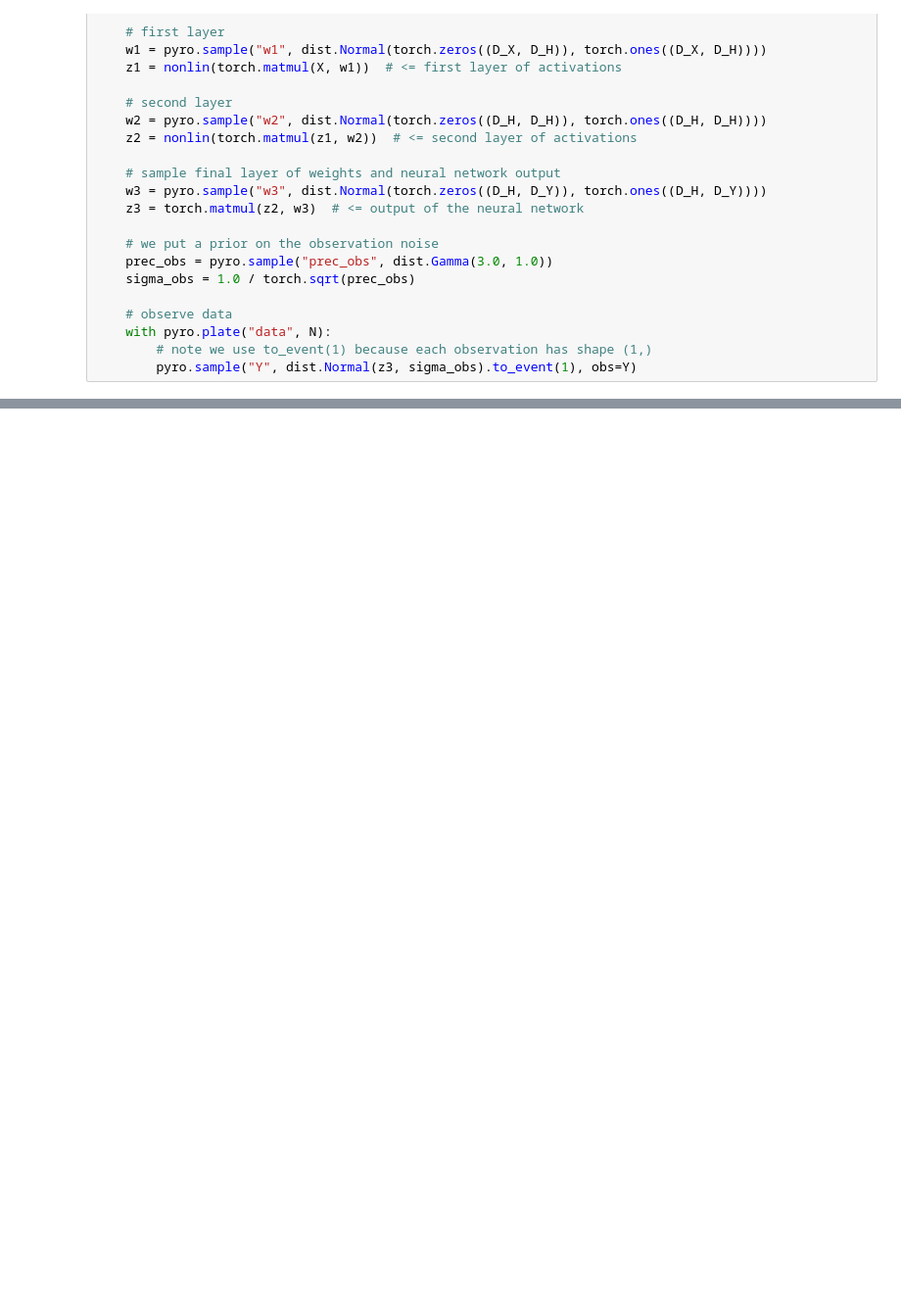
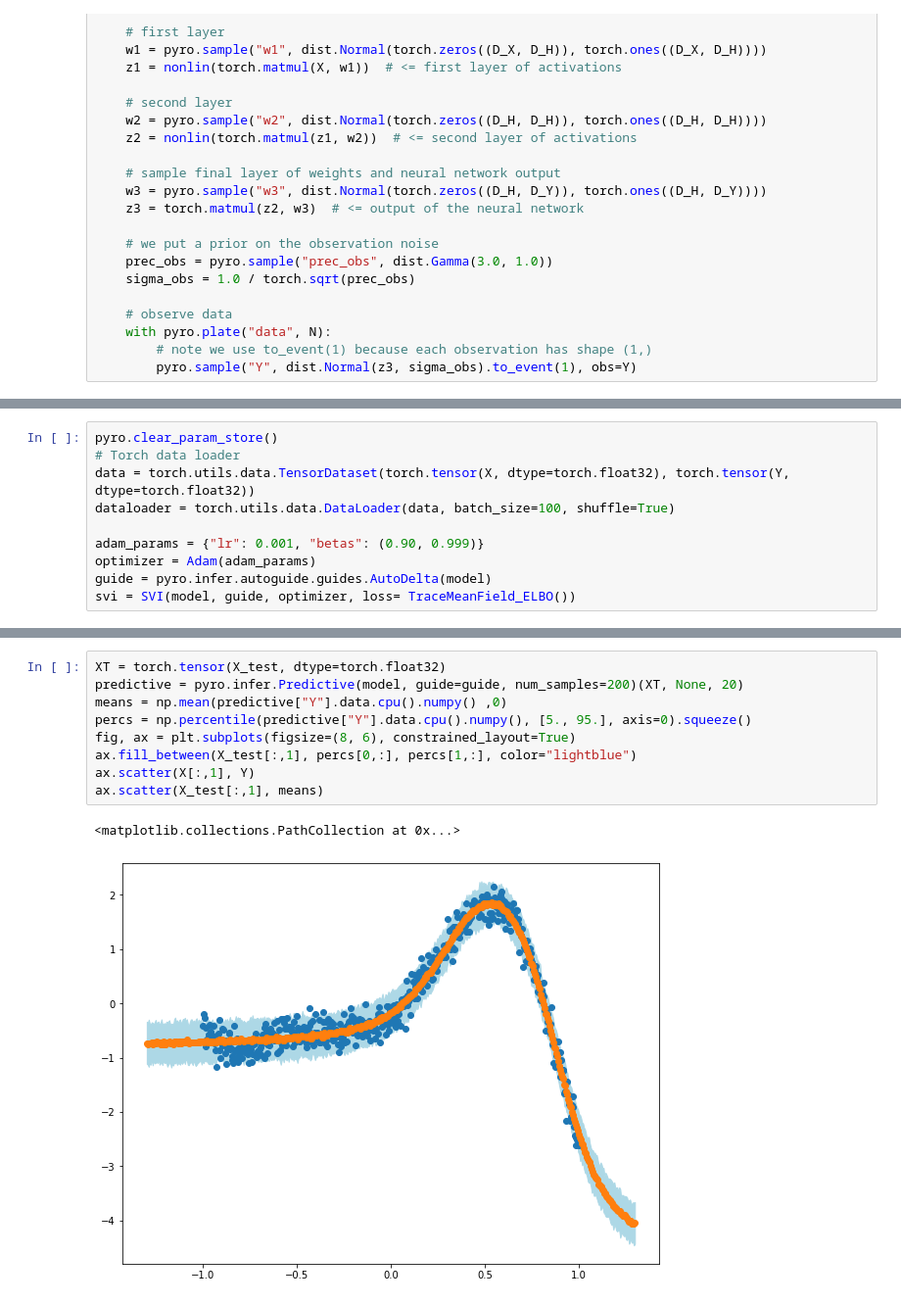
Before and after one commit to MaximilianPi/DNN-Uncertainties, a Jupyter notebook: 03 BNN with pyro.ipynb, the cells around one changed output, grey strips where cells are left out. Shown at 98% size. Drawn from its saved outputs; the diff is of its cells as text; blank space fills up the shorter version.

```diff
--- a/03 BNN with pyro.ipynb
+++ b/03 BNN with pyro.ipynb
@@ -123,0 +91,10 @@ plt.scatter(X_test[:,1], means)
+# %%
+pyro.clear_param_store()
+# Torch data loader
+data = torch.utils.data.TensorDataset(torch.tensor(X, dtype=torch.float32), torch.tensor(Y, dtype=torch.float32))
+dataloader = torch.utils.data.DataLoader(data, batch_size=100, shuffle=True)
+
+adam_params = {"lr": 0.001, "betas": (0.90, 0.999)}
+optimizer = Adam(adam_params)
+guide = pyro.infer.autoguide.guides.AutoDelta(model)
+svi = SVI(model, guide, optimizer, loss= TraceMeanField_ELBO())
@@ -123,0 +118,12 @@ plt.scatter(X_test[:,1], means)
+# %%
+XT = torch.tensor(X_test, dtype=torch.float32)
+predictive = pyro.infer.Predictive(model, guide=guide, num_samples=200)(XT, None, 20)
+means = np.mean(predictive["Y"].data.cpu().numpy() ,0)
+percs = np.percentile(predictive["Y"].data.cpu().numpy(), [5., 95.], axis=0).squeeze()
+fig, ax = plt.subplots(figsize=(8, 6), constrained_layout=True)
+ax.fill_between(X_test[:,1], percs[0,:], percs[1,:], color="lightblue")
+ax.scatter(X[:,1], Y)
+ax.scatter(X_test[:,1], means)
+# %% [output]
+<matplotlib.collections.PathCollection at 0x...>
+[figure, added]
```
Also changed, not shown: parts of 11 cells of this notebook, 2 other files.
